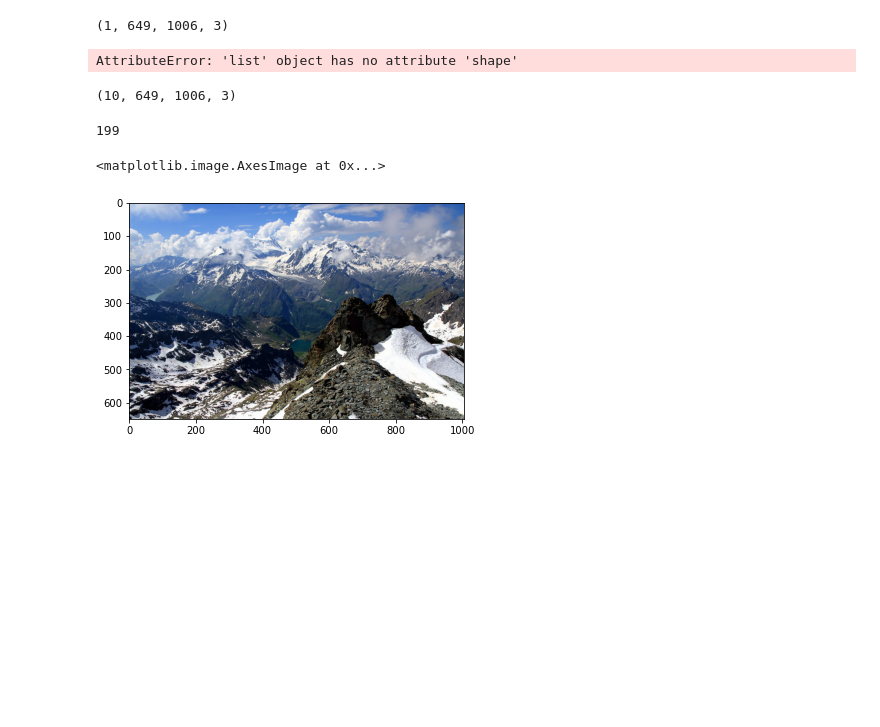
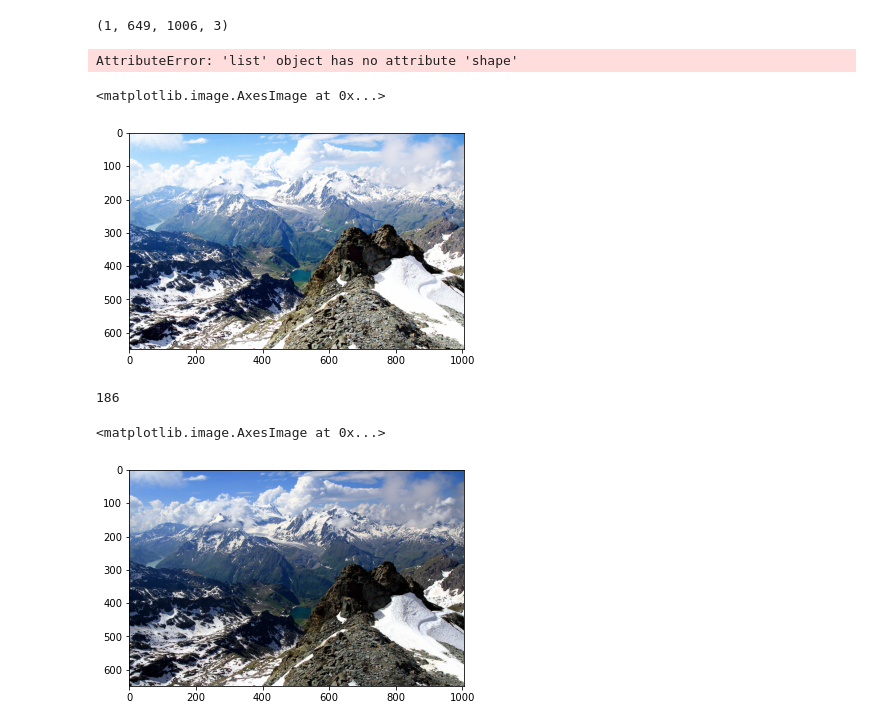
Before and after one commit to currymike123/Thesis_LDR, a Jupyter notebook: Research/blendModes.ipynb, the cells around one changed output. Drawn from its saved outputs; the diff is of its cells as text; code cells hidden in the pictures; blank space fills up the shorter version.

Commit message:
Screen & Multiply Fucntions

```diff
--- a/Research/blendModes.ipynb
+++ b/Research/blendModes.ipynb
@@ -30,7 +30,7 @@ d = img.shape[2]
 
 print(img[0][0][0])
 # normalize first
-img = img.astype("float32") / 255
+img = img.astype("float64") / 255
 print(img[0][0][0])
 # %% [output]
 186
@@ -96,4 +98,0 @@ imgCombined = np.asarray(imgCombined)
-# %%
-print(imgCombined.shape)
-# %% [output]
-(10, 649, 1006, 3)
@@ -100,3 +122,37 @@ print(imgCombined.shape)
+# %%
+# Screen Function
+
+def screen(img):
+    # Get the size of the image
+    h = img.shape[0]
+    w = img.shape[1]
+    d = img.shape[2]
+
+    # Convert to float
+    img = img.astype("float64") / 255
+
+    # Apply the Filter
+    for y in range(0,h):
+        #Search each pixel in the row. x = pixel
+        for x in range(0,w):
+            #Search each RGB value.
+            for z in range(0,d):
+                # Apply Filter to seperate image.
+                img[y,x,z] = 1 - (1 - img[y,x,z]) * (1 - img[y,x,z])
+
+    # return Multiply image
+    return img
+# %%
+img1 = screen(img)
+# %%
+
+img1 = img1 * 255
+img1 = img1.astype(int)
+# %%
+plt.imshow(img1)
+# %% [output]
+<matplotlib.image.AxesImage at 0x...>
+[figure, added]
 # %%
 #  SCREEN
 
@@ -112,11 +168,11 @@ for y in range(0,h):
             img[y,x,z] = 1 - (1 - img[y,x,z]) * (1 - img[y,x,z])
 # %%
 # set back to integer
-img = img * 255
+img = imgBlend * 255
 img = img.astype(int)
 print(img[0][0][0])
 # %% [output]
-199
+186
 # %%
 
 plt.imshow(img)
```
Also changed, not shown: parts of 4 cells of this notebook.
